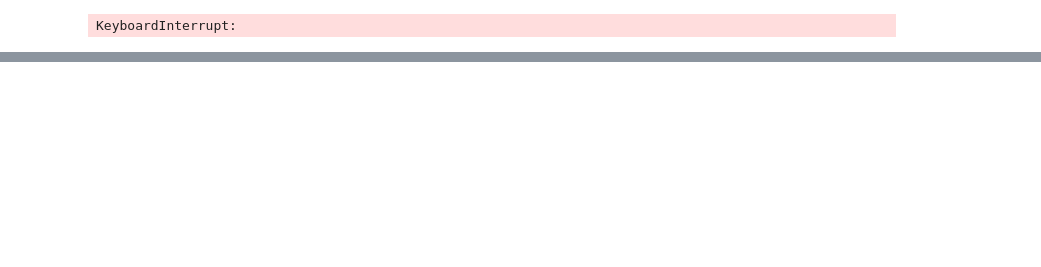
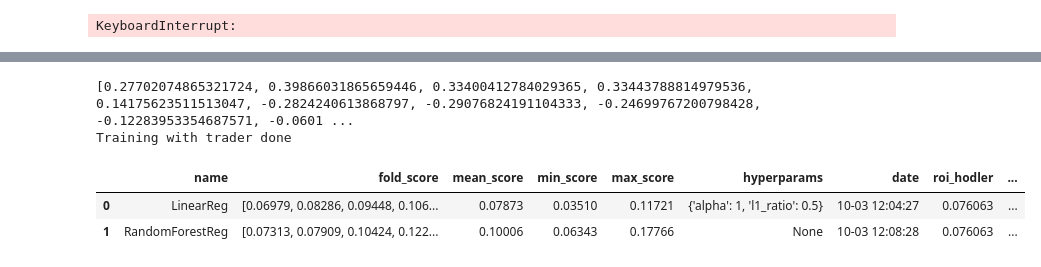
Before and after one commit to AlexandreLaizet/bitcoin_deep_learning, a Jupyter notebook: notebooks/Etienne.ipynb, the cells around one changed output, grey strips where cells are left out. Saved outputs shown, nothing was run; the diff lists cells and outputs as text; code cells hidden in the pictures; blank space fills up the shorter version.

```diff
--- a/notebooks/Etienne.ipynb
+++ b/notebooks/Etienne.ipynb
@@ -341,2 +352,10 @@ read_result().sort_values(by="date")
 # %%
-model.model.criterion
+model = RandomForestReg()
+cv_train(model,train_df,with_trader=True)
+read_result().sort_values(by="date")
+# %% [output]
+[0.27702074865321724, 0.39866031865659446, 0.33400412784029365, 0.33443788814979536, 0.14175623511513047, -0.2824240613868797, -0.29076824191104333, -0.24699767200798428, -0.12283953354687571, -0.0601 ...
+Training with trader done
+|  | name | fold_score | mean_score | min_score | max_score | hyperparams | date | roi_hodler | ... |
+| 0 | LinearReg | [0.06979, 0.08286, 0.09448, 0.106... | 0.07873 | 0.03510 | 0.11721 | {'alpha': 1, 'l1_ratio': 0.5} | 10-03 12:04:27 | 0.076063 | ... |
+| 1 | RandomForestReg | [0.07313, 0.07909, 0.10424, 0.122... | 0.10006 | 0.06343 | 0.17766 | None | 10-03 12:08:28 | 0.076063 | ... |
```
Also changed, not shown: parts of 5 cells of this notebook.
